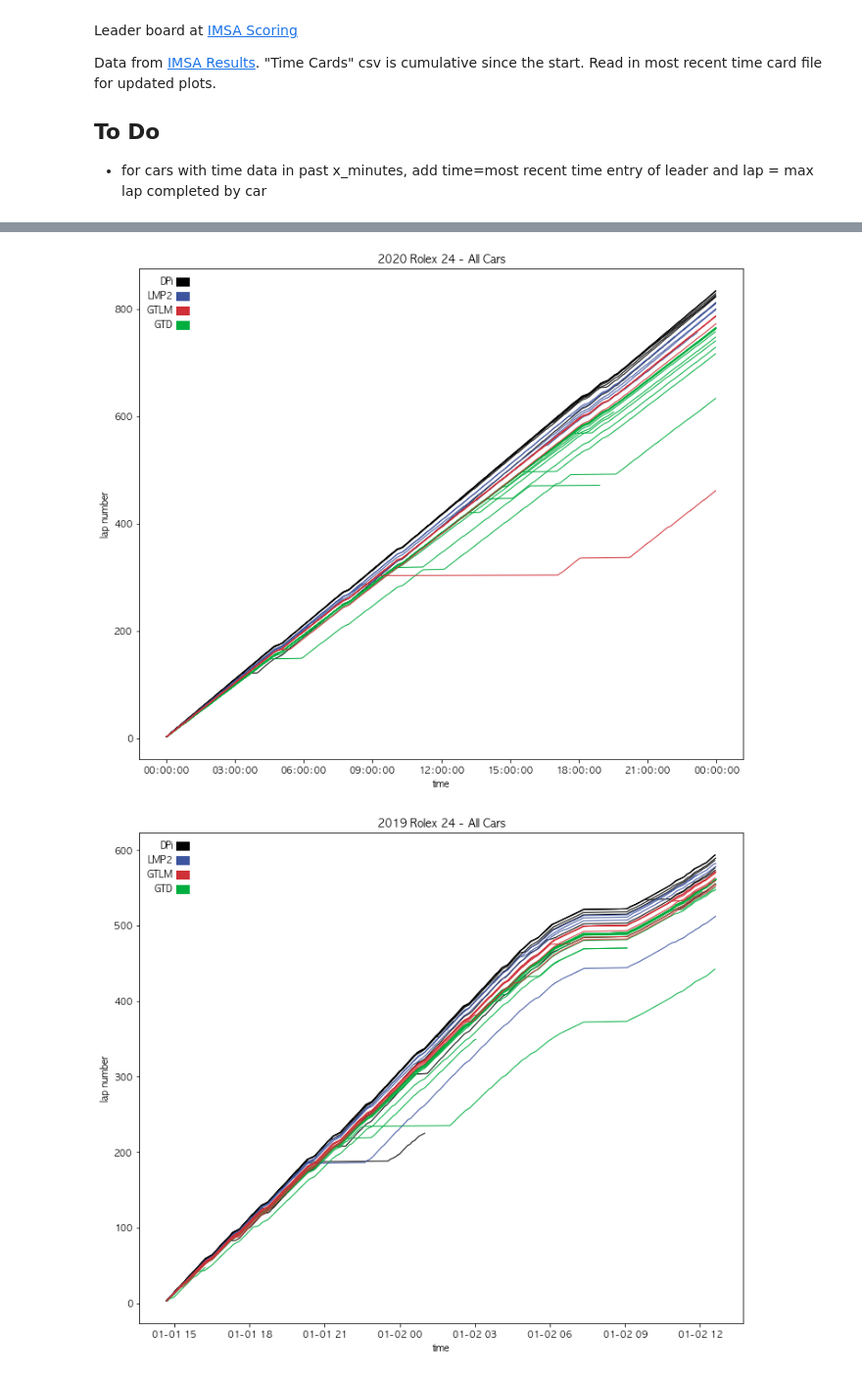
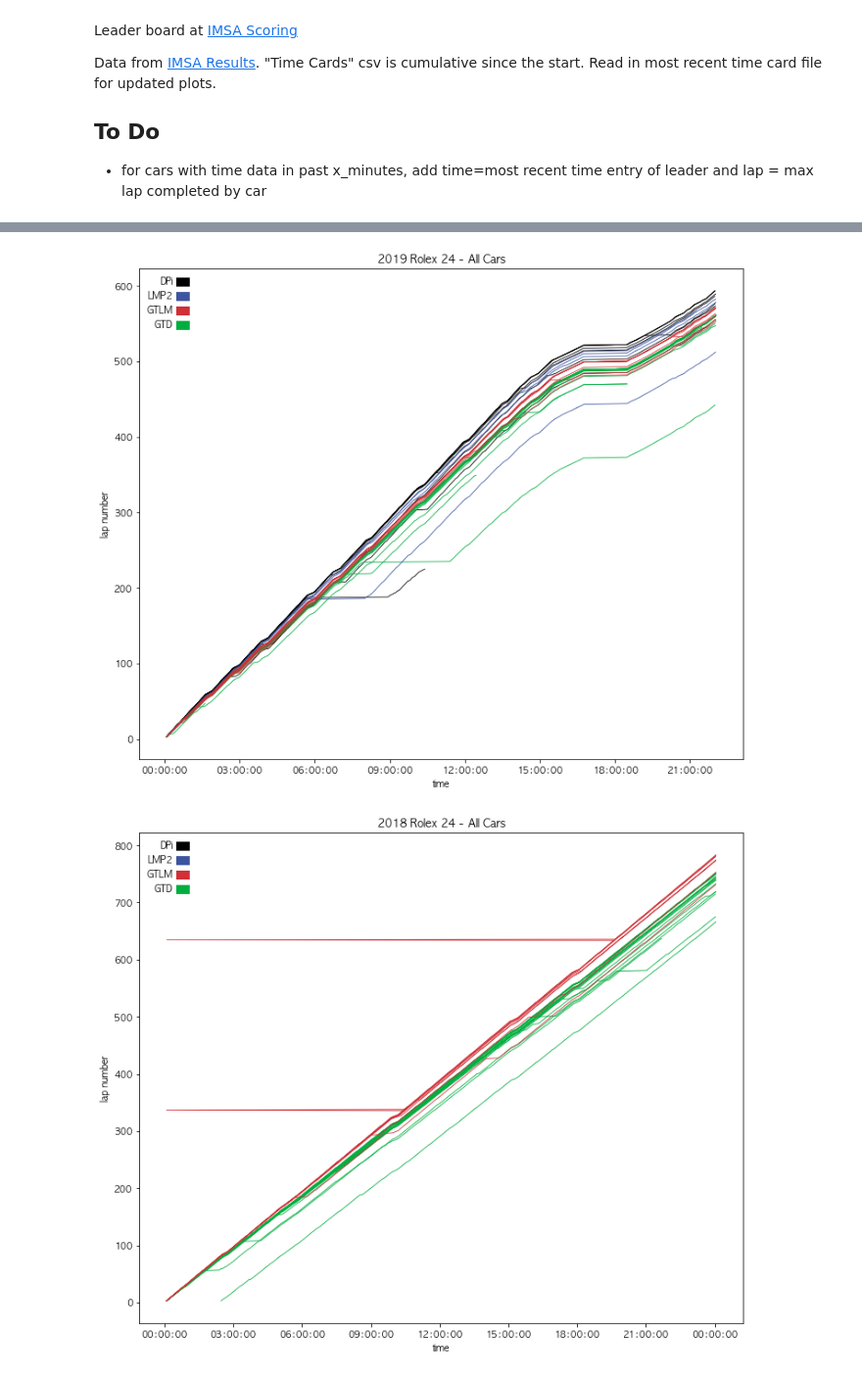
Before and after one commit to adamlamee/IMSA, a Jupyter notebook: IMSA-analysis-timecards.ipynb, the cells around one changed output, grey strips where cells are left out. Shown at 98% size. Cells and saved outputs as stored; diff of their text form; code cells hidden in the pictures.

```diff
--- a/IMSA-analysis-timecards.ipynb
+++ b/IMSA-analysis-timecards.ipynb
@@ -41,9 +41,12 @@ data['time2'] = data['time'] - start
 # %%
+# 2019 data2
 data2 = pd.read_csv("./data/timecards-2019.csv", delimiter=";", header=0, skipinitialspace=True, index_col=False).fillna(0)
 timeformat = '%H:%M:%S.%f'
 data2['time'] = pd.to_datetime(data2.loc[:,'HOUR'], format=timeformat)
 #add a day to values before start time
 data2.loc[(data2['time'] < data2.iloc[1,:].loc['time']) & (data2['LAP_NUMBER'] > 1),'time'] = data2.loc[(data2['time'] < data2.iloc[1,:].loc['time']) & (data2['LAP_NUMBER'] > 1),'time'] + (timedelta(days=1))
+start = data2['time'].iloc[0] - pd.to_datetime(data2['LAP_TIME'].iloc[0], format='%M:%S.%f')
+data2['time2'] = data2['time'] - start
 data2 = data2.fillna(0)
 data2 = data2.loc[data2['LAP_NUMBER'] > 2]
 data2.head(2)
@@ -51,3 +54,15 @@ data2.head(2)
 |  | NUMBER | DRIVER_NUMBER | LAP_NUMBER | LAP_TIME | LAP_IMPROVEMENT | CROSSING_FINISH_LINE_IN_PIT | S1 | ... |
 | 2 | 10 | 2 | 3 | 1:36.530 | 0 | 0 | 50.350 | ... |
 | 3 | 10 | 2 | 4 | 1:36.312 | 0 | 0 | 50.175 | ... |
+# %%
+# 2018 data3
+data3 = pd.read_csv("./data/timecards-2018.csv", delimiter=";", header=0, skipinitialspace=True, index_col=False).fillna(0)
+timeformat = '%H:%M:%S.%f'
+data3['time'] = pd.to_datetime(data3.loc[:,'HOUR'], format=timeformat)
+#add a day to values before start time
+data3.loc[(data3['time'] < data3.iloc[1,:].loc['time']) & (data3['LAP_NUMBER'] > 1),'time'] = data3.loc[(data3['time'] < data3.iloc[1,:].loc['time']) & (data3['LAP_NUMBER'] > 1),'time'] + (timedelta(days=1))
+start = data3['time'].iloc[0] - pd.to_datetime(data3['LAP_TIME'].iloc[0], format='%M:%S.%f')
+data3['time2'] = data3['time'] - start
+data3 = data3.fillna(0)
+data3 = data3.loc[data3['LAP_NUMBER'] > 2]
+data3.head(2)
@@ -54,5 +73,5 @@ data2.head(2)
 # %%
-# all cars
+# 2020 all cars
 fig, ax = plt.subplots(figsize=(12,10))
 classes = ("DPi", "GTD", "LMP2", "GTLM")
 colors = {"DPi": 'k', "LMP2": '#3d549f', "GTLM": '#d03037', "GTD": '#00ae3f'}
@@ -61,7 +80,7 @@ for c in classes:
     color = colors.get(c, '#D3D3D3')
     for i in  temp['NUMBER'].unique():
         plotdata = temp.loc[data['NUMBER'] == i]
-        ax.plot_date(plotdata['time'], plotdata['LAP_NUMBER'], label=i, markersize=0, linestyle='-', linewidth=1,\
+        ax.plot_date(plotdata['time2'], plotdata['LAP_NUMBER'], label=i, markersize=0, linestyle='-', linewidth=.8,\
                      color=color)
 plt.ylabel("lap number")
 plt.xlabel("time")
@@ -79,19 +98,19 @@ plt.legend(handles=patches, framealpha=0, markerfirst=False, numpoints=1, fancyb
 # %%
-# all cars
+# 2019 all cars
 fig, ax = plt.subplots(figsize=(12,10))
 classes = ("DPi", "GTD", "LMP2", "GTLM")
 colors = {"DPi": 'k', "LMP2": '#3d549f', "GTLM": '#d03037', "GTD": '#00ae3f'}
 for c in classes:
-    temp = data.loc[data['CLASS'] == c]
+    temp = data2.loc[data2['CLASS'] == c]
     color = colors.get(c, '#D3D3D3')
     for i in  temp['NUMBER'].unique():
-        plotdata = temp.loc[data['NUMBER'] == i]
-        ax.plot_date(plotdata['time2'], plotdata['LAP_NUMBER'], label=i, markersize=0, linestyle='-', linewidth=1,\
+        plotdata = temp.loc[data2['NUMBER'] == i]
+        ax.plot_date(plotdata['time2'], plotdata['LAP_NUMBER'], label=i, markersize=0, linestyle='-', linewidth=.8,\
                      color=color)
 plt.ylabel("lap number")
 plt.xlabel("time")
 ax.xaxis.set_major_formatter(mdates.DateFormatter('%H:%M:%S'))
-plt.title("2020 Rolex 24 - All Cars")
+plt.title("2019 Rolex 24 - All Cars")
 hues = ["k", "#3d549f", "#d03037", "#00ae3f"]
 texts = ["DPi", "LMP2", "GTLM", "GTD"]
 patches = [ plt.plot([],[], color=hues[i], linewidth=10,\
@@ -100,28 +119,29 @@ plt.legend(handles=patches, framealpha=0, markerfirst=False, numpoints=1, fancyb
 #plt.xlim(datetime.strptime("22:01:01.0", timeformat),datetime.strptime("22:51:01.0", timeformat))
 #plt.ylim(240,320)
 # %% [output]
-[figure, old version]
+[figure, new version]
 # %%
-# all cars
-fig = plt.subplots(figsize=(12,10))
+# 2018 all cars
+fig, ax = plt.subplots(figsize=(12,10))
 classes = ("DPi", "GTD", "LMP2", "GTLM")
 colors = {"DPi": 'k', "LMP2": '#3d549f', "GTLM": '#d03037', "GTD": '#00ae3f'}
 for c in classes:
-    temp = data2.loc[data2['CLASS'] == c]
+    temp = data3.loc[data3['CLASS'] == c]
     color = colors.get(c, '#D3D3D3')
     for i in  temp['NUMBER'].unique():
-        plotdata2 = temp.loc[data2['NUMBER'] == i]
-        plt.plot_date(plotdata2['time'], plotdata2['LAP_NUMBER'], label=i, markersize=0, linestyle='-', linewidth=1,\
+        plotdata = temp.loc[data3['NUMBER'] == i]
+        ax.plot_date(plotdata['time2'], plotdata['LAP_NUMBER'], label=i, markersize=0, linestyle='-', linewidth=.8,\
                      color=color)
 plt.ylabel("lap number")
 plt.xlabel("time")
-plt.title("2019 Rolex 24 - All Cars")
+ax.xaxis.set_major_formatter(mdates.DateFormatter('%H:%M:%S'))
+plt.title("2018 Rolex 24 - All Cars")
 hues = ["k", "#3d549f", "#d03037", "#00ae3f"]
 texts = ["DPi", "LMP2", "GTLM", "GTD"]
 patches = [ plt.plot([],[], color=hues[i], linewidth=10,\
                      label="{:s}".format(texts[i]) )[0]  for i in range(len(texts)) ]
 plt.legend(handles=patches, framealpha=0, markerfirst=False, numpoints=1, fancybox=True, handlelength=.5);
 #plt.xlim(datetime.strptime("22:01:01.0", timeformat),datetime.strptime("22:51:01.0", timeformat))
 #plt.ylim(240,320)
 # %% [output]
-[figure, old version]
+[figure, new version]
```
Also changed, not shown: parts of 9 cells of this notebook.
